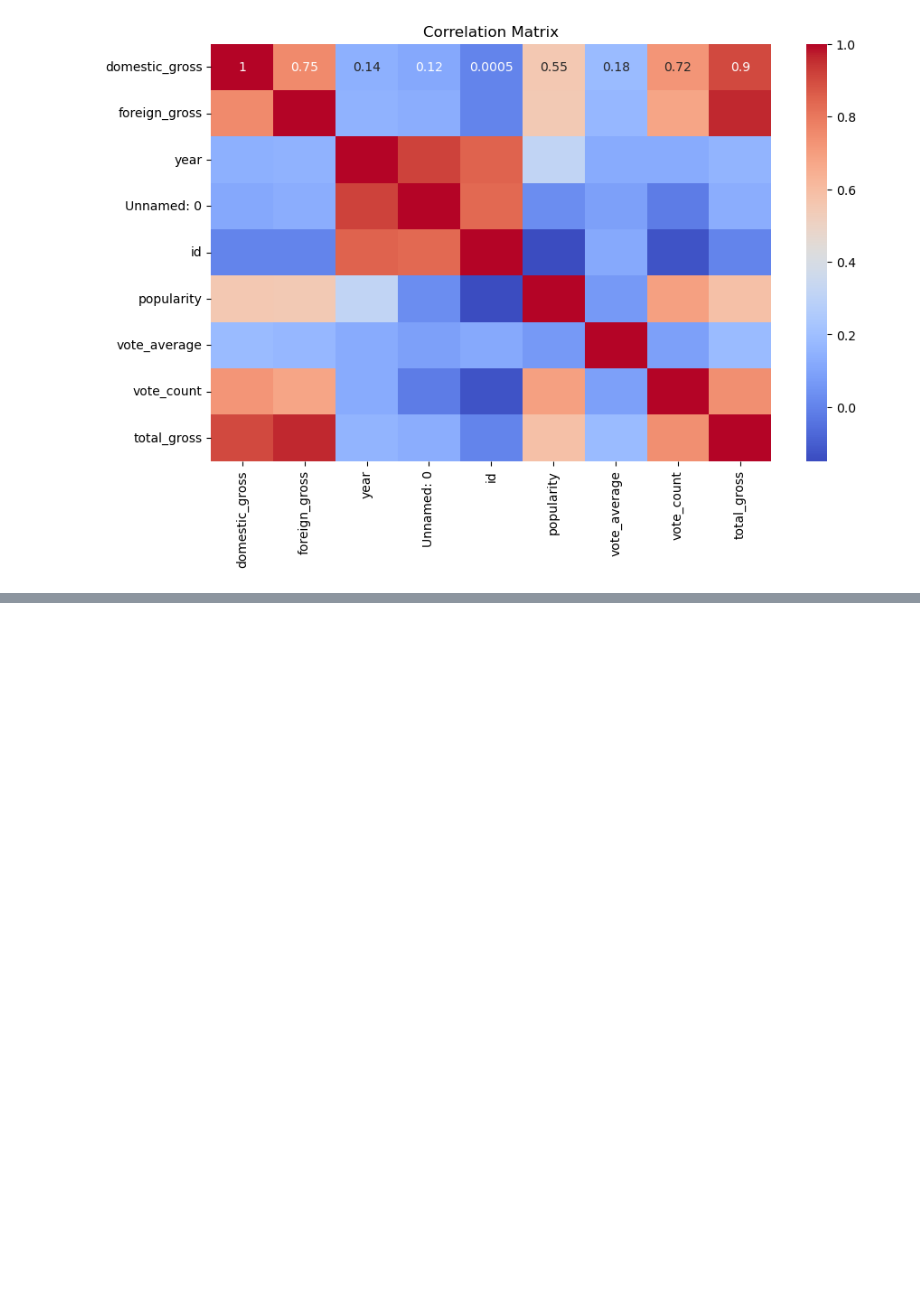
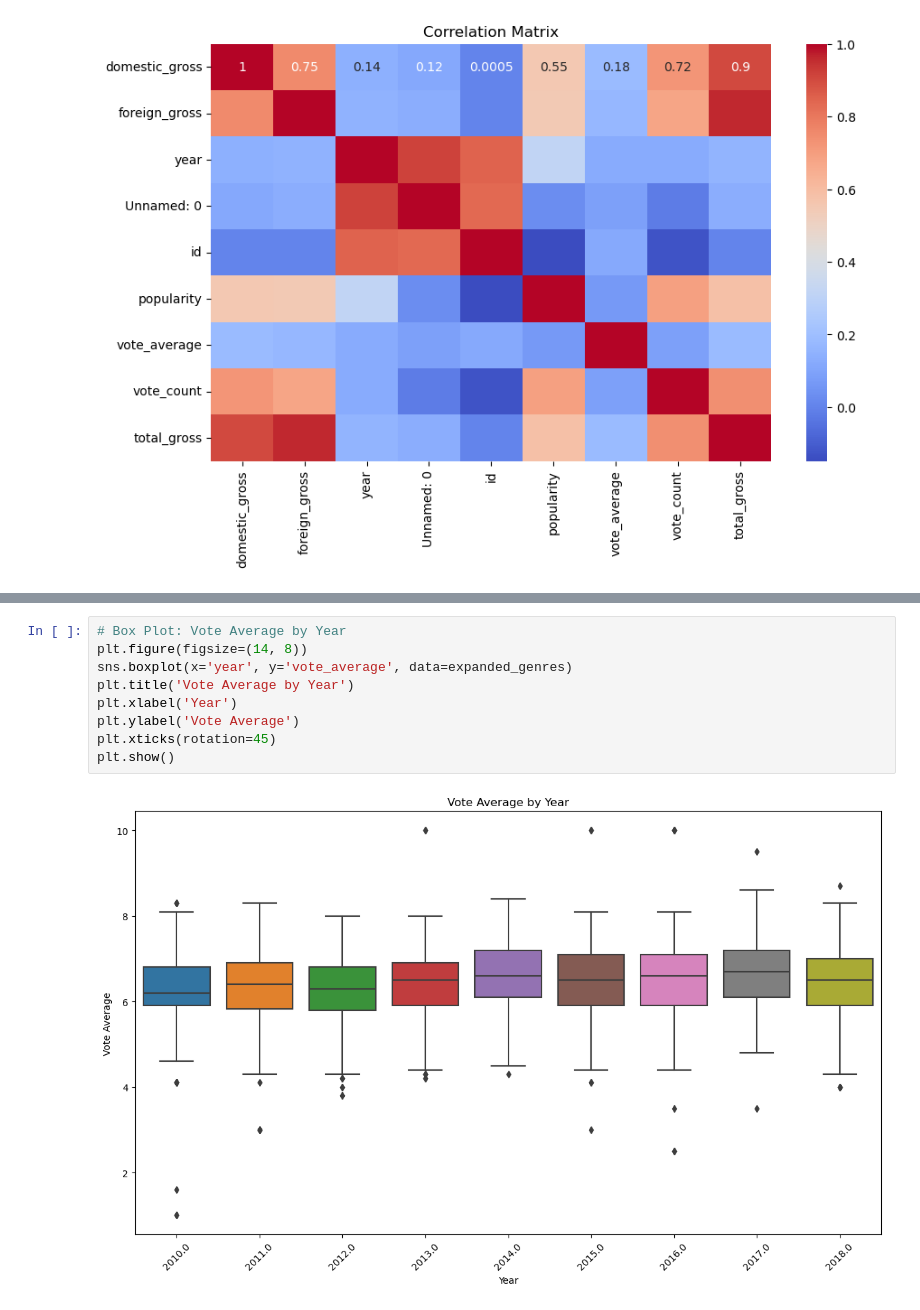
Before and after one commit to DavidGathimbaM/Movie_Analysis, a Jupyter notebook: final.ipynb, the cells around one changed output, grey strips where cells are left out. Drawn from its saved outputs; the diff is of its cells as text; blank space fills up the shorter version.

```diff
--- a/final.ipynb
+++ b/final.ipynb
@@ -237,0 +304,11 @@ plt.show()
+# %%
+# Box Plot: Vote Average by Year
+plt.figure(figsize=(14, 8))
+sns.boxplot(x='year', y='vote_average', data=expanded_genres)
+plt.title('Vote Average by Year')
+plt.xlabel('Year')
+plt.ylabel('Vote Average')
+plt.xticks(rotation=45)
+plt.show()
+# %% [output]
+[figure, added]
```
Also changed, not shown: parts of 6 cells of this notebook, 10 other files.
